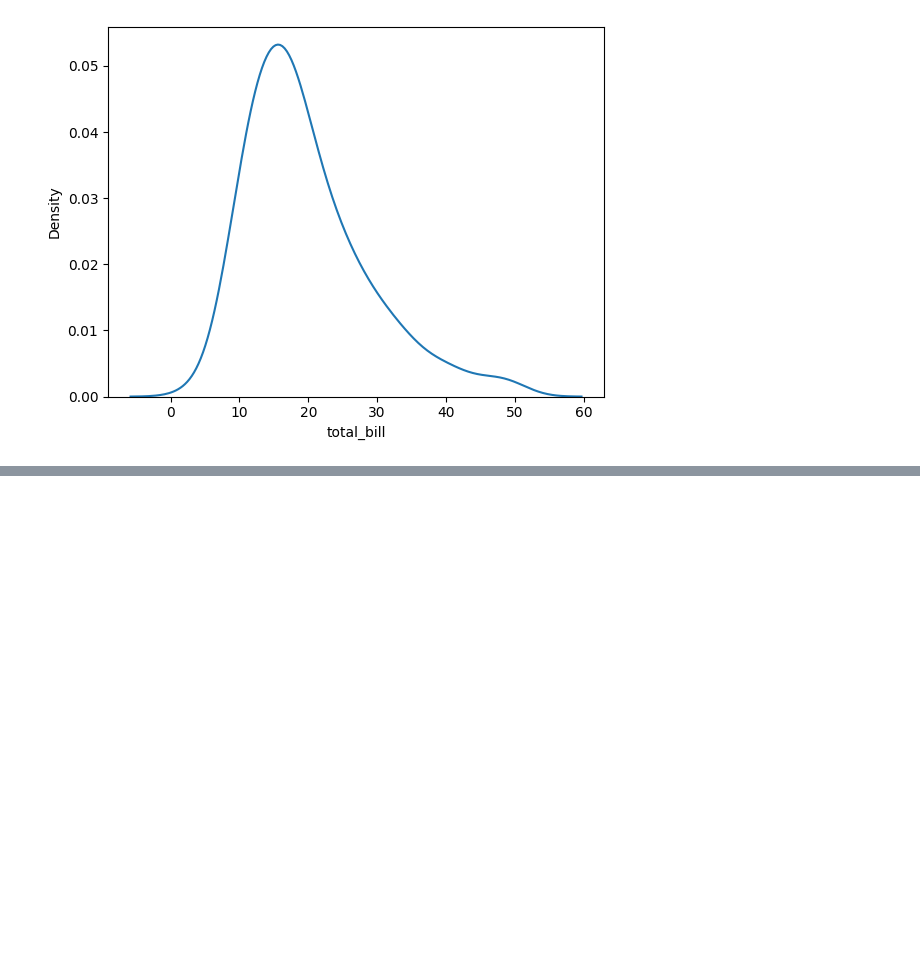
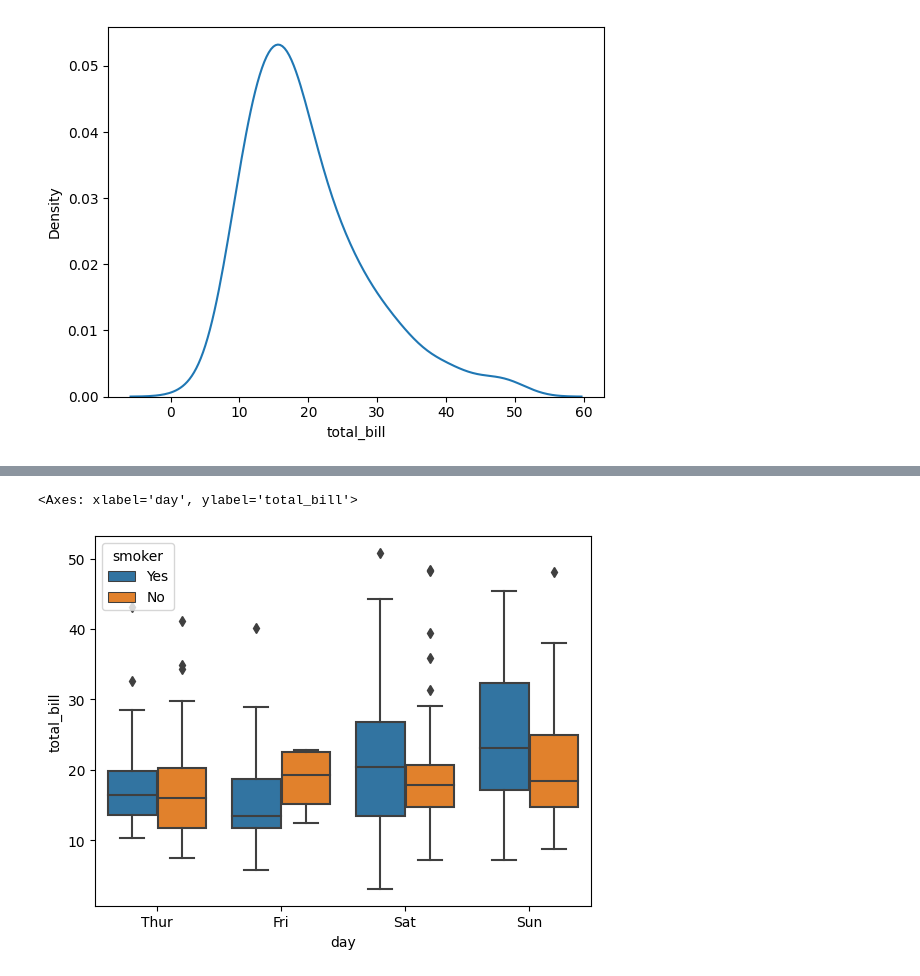
Before and after one commit to LorenzoRottigni/md-documentations, a Jupyter notebook: machine-learning/udemy-bootcamp/06-seaborn/06-seaborn.ipynb, the cells around one changed output, grey strips where cells are left out. Saved outputs shown, nothing was run; the diff lists cells and outputs as text; code cells hidden in the pictures; blank space fills up the shorter version.

```diff
--- a/machine-learning/udemy-bootcamp/06-seaborn/06-seaborn.ipynb
+++ b/machine-learning/udemy-bootcamp/06-seaborn/06-seaborn.ipynb
@@ -50,0 +74,14 @@ sns.kdeplot(tips['total_bill'])
+# %%
+# distribution of total_bill belonging to each day
+sns.boxplot(
+    # categorical feature
+    x='day',
+    # numerical feature
+    y='total_bill',
+    data=tips,
+    # specify another categorical feature to split the data
+    hue='smoker'
+)
+# %% [output]
+<Axes: xlabel='day', ylabel='total_bill'>
+[figure, added]
```
Also changed, not shown: parts of 7 cells of this notebook, 1 other file.
